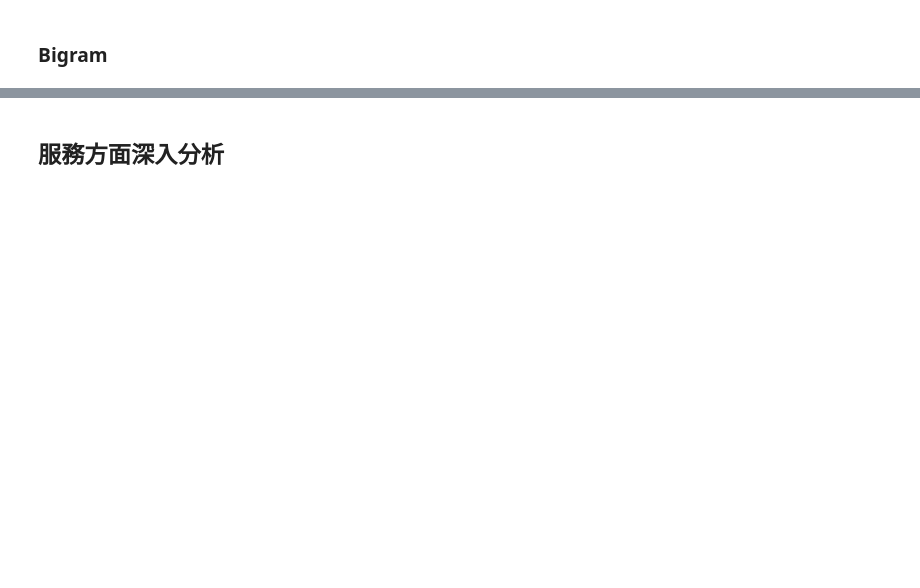
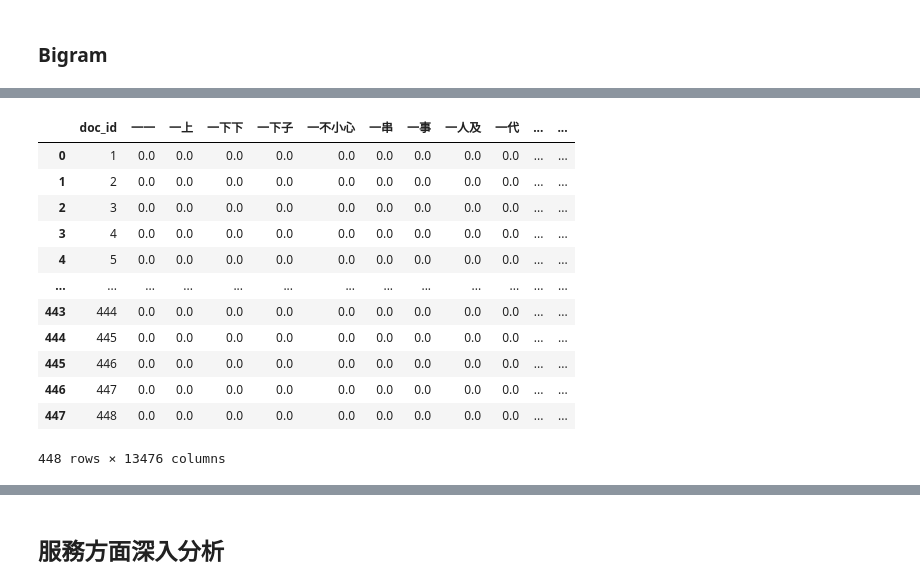
Before and after one commit to jerry791/SMA_project, a Jupyter notebook: project2.ipynb, the cells around one changed output, grey strips where cells are left out. Drawn from its saved outputs; the diff is of its cells as text; code cells hidden in the pictures; blank space fills up the shorter version.

```diff
--- a/project2.ipynb
+++ b/project2.ipynb
@@ -447,0 +503,7 @@ Prefix dict has been built successfully.
+# %%
+transformer = TfidfTransformer()
+# 將詞頻矩陣X統計成TF-IDF值
+tfidf = transformer.fit_transform(X)
+
+# 轉成dataframe
+TFIDF_df = pd.DataFrame(columns = vocabulary, data = tfidf.toarray())
@@ -447,0 +527,18 @@ Prefix dict has been built successfully.
+# %%
+toptens = TFIDF_df.copy()
+toptens.insert(0, 'doc_id', toptens.index+1)
+toptens
+# %% [output]
+|  | doc_id | 一一 | 一上 | 一下下 | 一下子 | 一不小心 | 一串 | 一事 | 一人及 | 一代 | ... | ... |
+| 0 | 1 | 0.0 | 0.0 | 0.0 | 0.0 | 0.0 | 0.0 | 0.0 | 0.0 | 0.0 | ... | ... |
+| 1 | 2 | 0.0 | 0.0 | 0.0 | 0.0 | 0.0 | 0.0 | 0.0 | 0.0 | 0.0 | ... | ... |
+| 2 | 3 | 0.0 | 0.0 | 0.0 | 0.0 | 0.0 | 0.0 | 0.0 | 0.0 | 0.0 | ... | ... |
+| 3 | 4 | 0.0 | 0.0 | 0.0 | 0.0 | 0.0 | 0.0 | 0.0 | 0.0 | 0.0 | ... | ... |
+| 4 | 5 | 0.0 | 0.0 | 0.0 | 0.0 | 0.0 | 0.0 | 0.0 | 0.0 | 0.0 | ... | ... |
+| ... | ... | ... | ... | ... | ... | ... | ... | ... | ... | ... | ... | ... |
+| 443 | 444 | 0.0 | 0.0 | 0.0 | 0.0 | 0.0 | 0.0 | 0.0 | 0.0 | 0.0 | ... | ... |
+| 444 | 445 | 0.0 | 0.0 | 0.0 | 0.0 | 0.0 | 0.0 | 0.0 | 0.0 | 0.0 | ... | ... |
+| 445 | 446 | 0.0 | 0.0 | 0.0 | 0.0 | 0.0 | 0.0 | 0.0 | 0.0 | 0.0 | ... | ... |
+| 446 | 447 | 0.0 | 0.0 | 0.0 | 0.0 | 0.0 | 0.0 | 0.0 | 0.0 | 0.0 | ... | ... |
+| 447 | 448 | 0.0 | 0.0 | 0.0 | 0.0 | 0.0 | 0.0 | 0.0 | 0.0 | 0.0 | ... | ... |
+448 rows × 13476 columns
```
Also changed, not shown: parts of 30 cells of this notebook.
